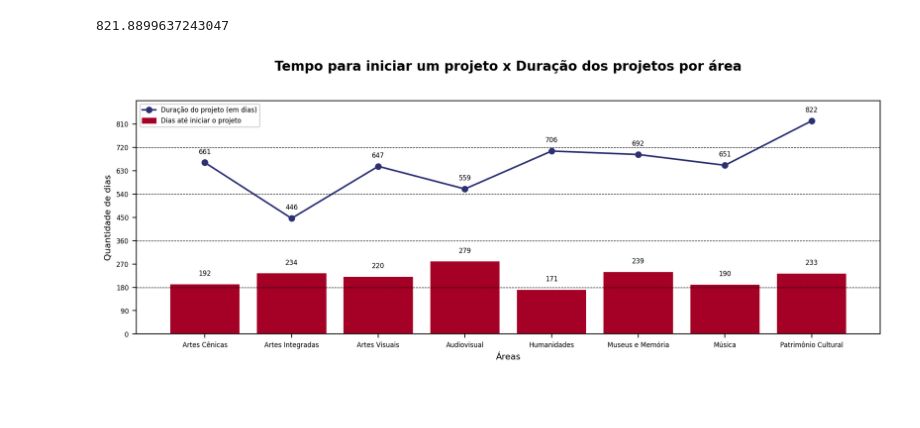
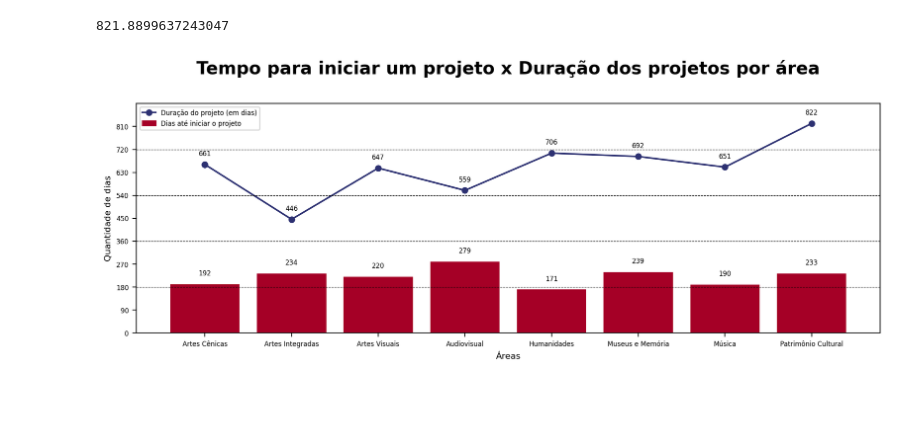
Before and after one commit to lorenaaxbastos/santander-coders-projects, a Jupyter notebook: Unit 2 - Programming Techniques I (PY)/Projeto EDA - Análise do Dataset da Lei Rouanet.ipynb, the cells around one changed output. Saved outputs shown, nothing was run; the diff lists cells and outputs as text; code cells hidden in the pictures.

```diff
--- a/Unit 2 - Programming Techniques I (PY)/Projeto EDA - Análise do Dataset da Lei Rouanet.ipynb
+++ b/Unit 2 - Programming Techniques I (PY)/Projeto EDA - Análise do Dataset da Lei Rouanet.ipynb
@@ -697,8 +693,6 @@ duracao_por_area.values.flatten().max()
 821.8899637243047
 # %%
 plt.rcParams.update({"font.size": 6})
-cores = np.array(["#A50026", "#EE613D", "#FA9857", "#FDD081",
-                  "#AEDAE9", "#679DC9", "#3E60A9", "#2D3172"])
 
 figure, axs = plt.subplots(figsize=(10, 4), dpi=200)
 
@@ -736,32 +730,32 @@ for i in range(180, altura_eixo_y, 180):
 
 proxy_barras = plt.Rectangle(
     (0, 0), 1, 1,
     color="#A50026",
     label="Dias até iniciar o projeto"
 )
 
 proxy_linha, = plt.plot(
     0, duracao_por_area.values.flatten()[0],
     marker="o",
     markersize=5,
     color="#2D3172",
     label="Duração do projeto (em dias)"
 )
 
 axs.legend(handles=[proxy_linha, proxy_barras])
 
 rotulos(tempo_ate_iniciar_por_area)
 rotulos(duracao_por_area)
 
 plt.xlabel("Áreas", fontsize=8)
 plt.ylabel("Quantidade de dias", fontsize=8)
 
 plt.yticks(np.arange(0, duracao_por_area.values.flatten().max(), 90))
 
-plt.title("Tempo para iniciar um projeto x Duração dos projetos por área", fontsize=12, fontweight=1000, y=1.1)
+plt.title("Tempo para iniciar um projeto x Duração dos projetos por área", fontsize=16, fontweight=1000, y=1.1)
 
 plt.tight_layout()
 plt.savefig(path.abspath("charts/projetos_por_area04.png"), bbox_inches="tight")
 plt.show()
 # %% [output]
-[figure, old version]
+[figure, new version]
```
Also changed, not shown: parts of 17 cells of this notebook.
